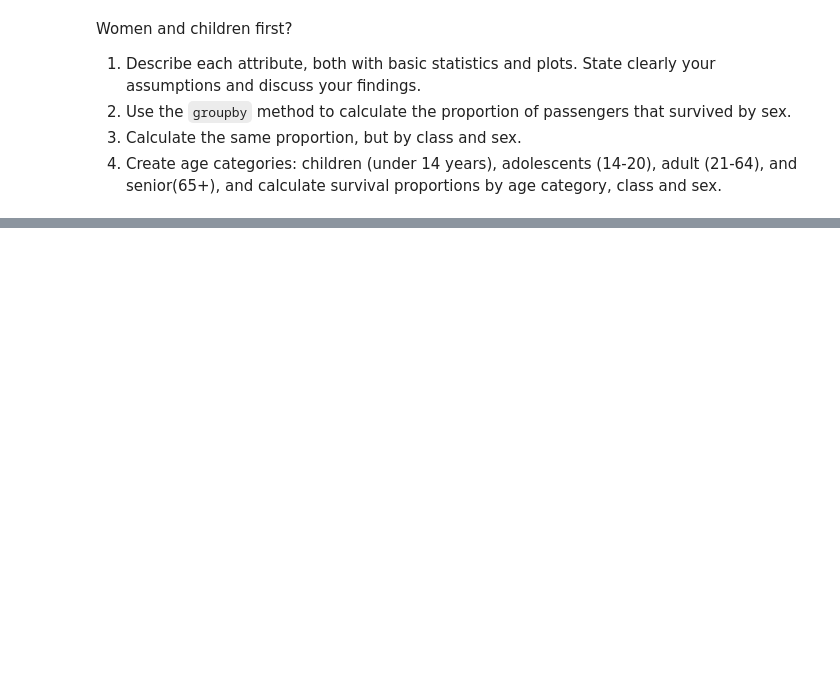
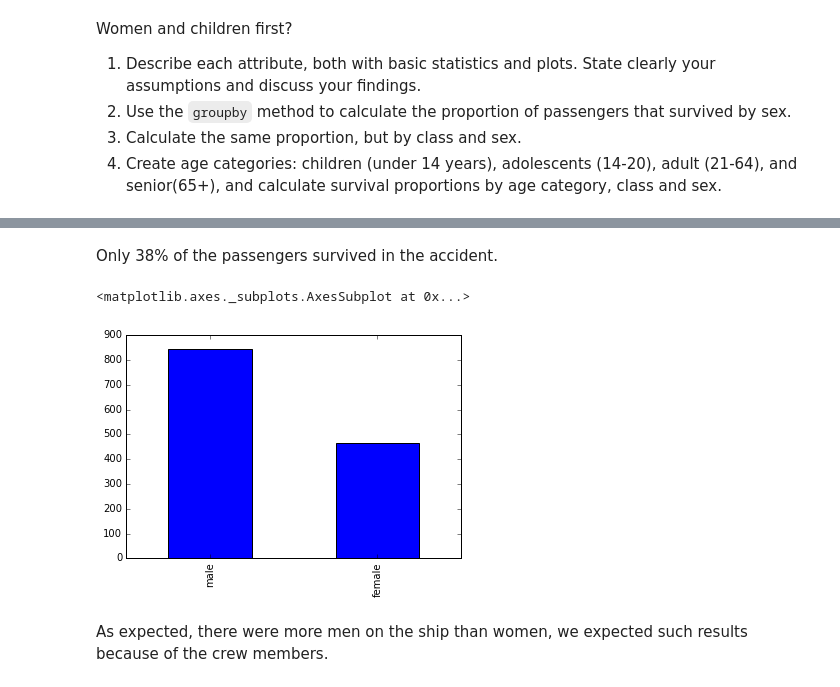
Before and after one commit to sylb/adaHomeworks, a Jupyter notebook: 01 - Pandas and Data Wrangling/Homework 1.ipynb, the cells around one changed output, grey strips where cells are left out. Drawn from its saved outputs; the diff is of its cells as text; code cells hidden in the pictures; blank space fills up the shorter version.

```diff
--- a/01 - Pandas and Data Wrangling/Homework 1.ipynb
+++ b/01 - Pandas and Data Wrangling/Homework 1.ipynb
@@ -322,0 +279,9 @@ data.body.isnull().sum()
+# %% [markdown]
+Only 38% of the passengers survived in the accident.
+# %%
+data.sex.value_counts().plot.bar()
+# %% [output]
+<matplotlib.axes._subplots.AxesSubplot at 0x...>
+[figure, added]
+# %% [markdown]
+As expected, there were more men on the ship than women, we expected such results because of the crew members.
```
Also changed, not shown: parts of 49 cells of this notebook.
